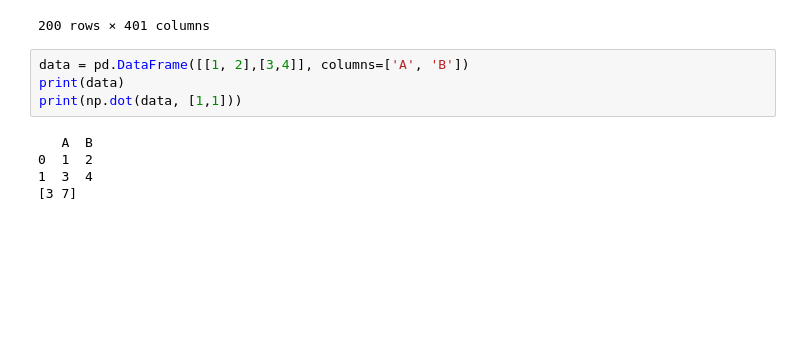
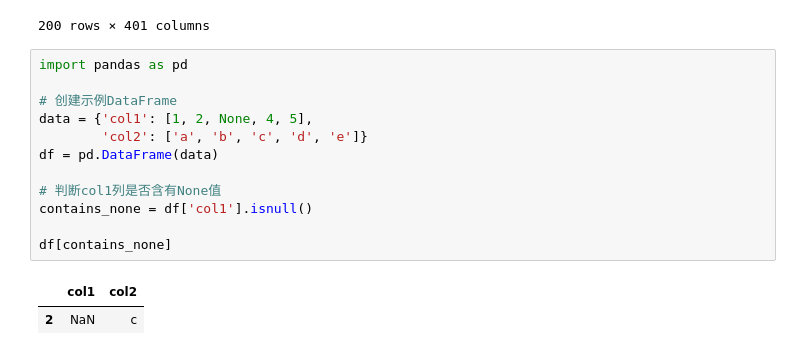
Before and after one commit to Rick7117/Rerandomization, a Jupyter notebook: test.ipynb, the cells around one changed output. Drawn from its saved outputs; the diff is of its cells as text; blank space fills up the shorter version.

```diff
--- a/test.ipynb
+++ b/test.ipynb
@@ -53,12 +53,18 @@ df
 | 198 | -0.229515 | 0.819623 | 0.888114 | -1.460517 | -0.342659 | -1.654417 | 1.234537 | 0.699329 | -0.730547 | 0.155590 | ... | ... |
 | 199 | -1.319300 | 0.080441 | 3.363033 | 0.292024 | -2.564998 | 1.999273 | 1.031696 | -0.795318 | 0.965741 | 0.669758 | ... | ... |
 200 rows × 401 columns
-# %%
-data = pd.DataFrame([[1, 2],[3,4]], columns=['A', 'B'])
-print(data)
-print(np.dot(data, [1,1]))
-# %% [output]
-   A  B
-0  1  2
-1  3  4
-[3 7]
+# %%
+import pandas as pd
+
+# 创建示例DataFrame
+data = {'col1': [1, 2, None, 4, 5],
+        'col2': ['a', 'b', 'c', 'd', 'e']}
+df = pd.DataFrame(data)
+
+# 判断col1列是否含有None值
+contains_none = df['col1'].isnull()
+
+df[contains_none]
+# %% [output]
+|  | col1 | col2 |
+| 2 | NaN | c |
```
Also changed, not shown: 5 other files.
